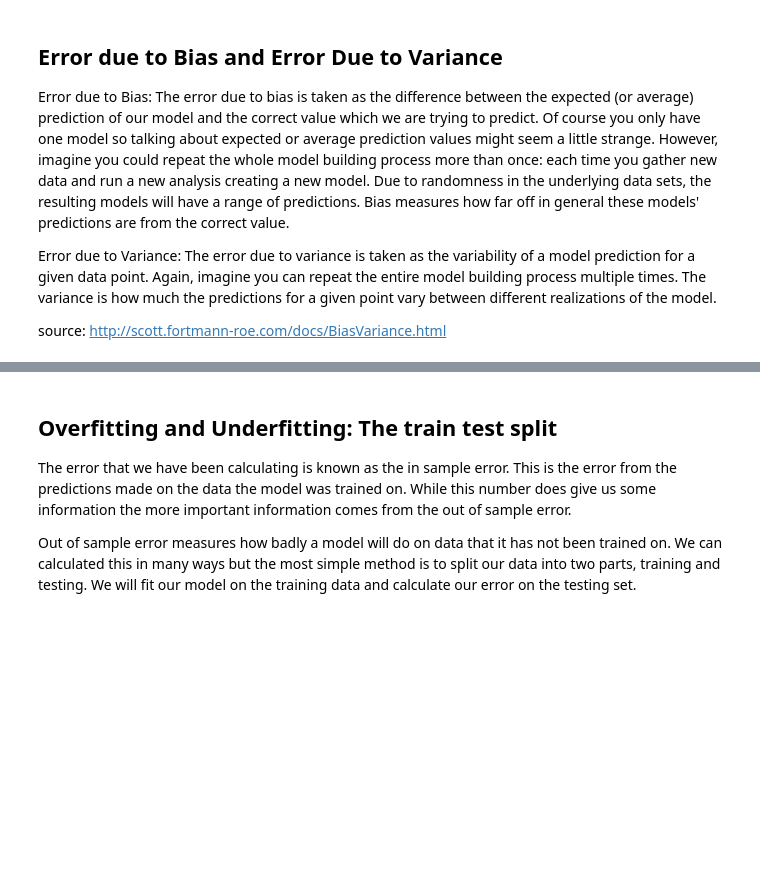
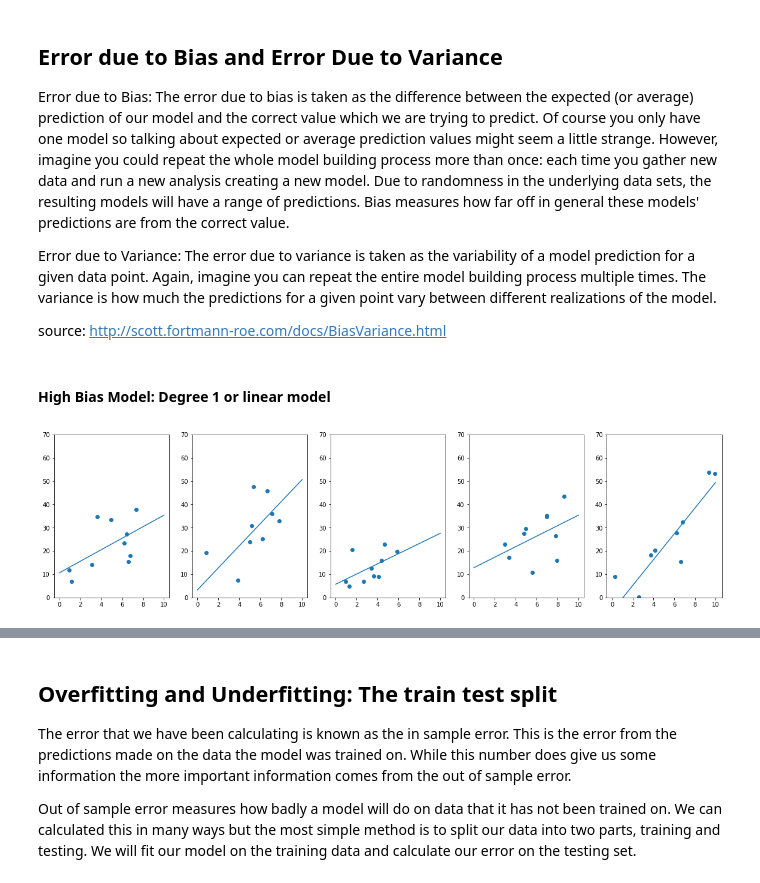
Before and after one commit to sam-thurman/dsc-bias-variance-seattle, a Jupyter notebook: predictive_statistics.ipynb, the cells around one changed output, grey strips where cells are left out. Saved outputs shown, nothing was run; the diff lists cells and outputs as text; code cells hidden in the pictures; blank space fills up the shorter version.

```diff
--- a/predictive_statistics.ipynb
+++ b/predictive_statistics.ipynb
@@ -251,3 +261,42 @@ Error due to Bias: The error due to bias is taken as the difference between the
 Error due to Variance: The error due to variance is taken as the variability of a model prediction for a given data point. Again, imagine you can repeat the entire model building process multiple times. The variance is how much the predictions for a given point vary between different realizations of the model.
 
 source: http://scott.fortmann-roe.com/docs/BiasVariance.html
+# %% [markdown]
+#### High Bias Model: Degree 1 or linear model
+# %%
+fig, axes = plt.subplots(ncols=5, figsize=(20, 5))
+
+for ax in axes.flatten():
+    SIZE = 10
+
+    noise = np.random.normal(0, 8, size=SIZE)
+    x = np.random.uniform(0, 10, size=SIZE)
+
+    intercept = 2
+
+    # y = m + b + some_noise
+    y = intercept + 4*x + noise
+
+    # Instantiate our polynomial features object with degree
+    pf = PolynomialFeatures(degree=1)
+
+    # Fit and transform our data
+    poly_data = pf.fit_transform(x.reshape(-1, 1))
+
+    # Instantiate linear regression model and fit it to our transformed features
+    lr_poly = LinearRegression()
+    lr_poly.fit(poly_data, y)
+
+    x_ = np.linspace(0, 10, num=100)
+    poly_x_ = pf.transform(x_.reshape(-1, 1))
+    poly_ = lr_poly.predict(poly_x_)
+
+    # Predict on data
+    poly_preds = lr_poly.predict(poly_data)
+
+    # plot
+    ax.set_ylim(0, 70)
+    ax.plot(x_, poly_, label=f'degree {degree}')
+    ax.scatter(x, y)
+# %% [output]
+[figure, added]
```
Also changed, not shown: parts of 11 cells of this notebook.
